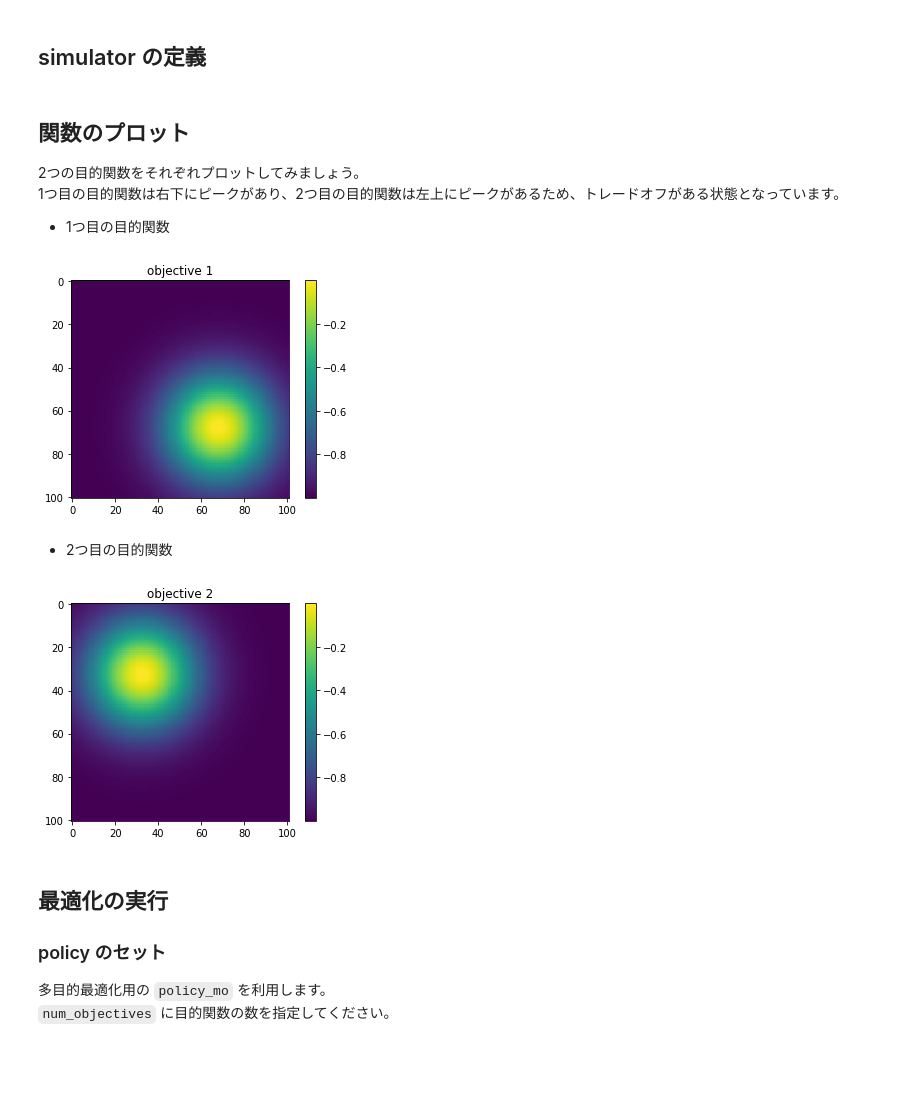
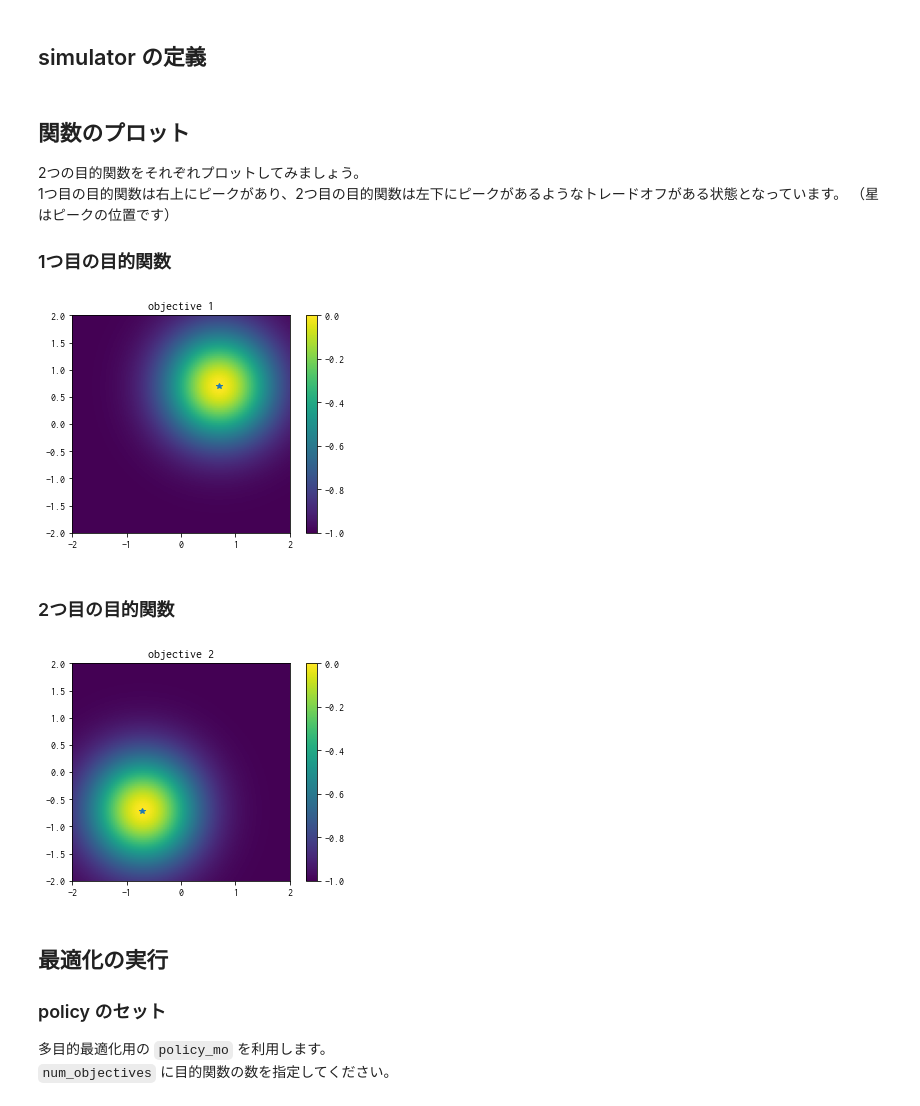
Before and after one commit to issp-center-dev/PHYSBO, a Jupyter notebook: docs/sphinx/manual/ja/source/notebook/tutorial_multi_objective.ipynb, the cells around one changed output. Saved outputs shown, nothing was run; the diff lists cells and outputs as text; code cells hidden in the pictures; blank space fills up the shorter version.

```diff
--- a/docs/sphinx/manual/ja/source/notebook/tutorial_multi_objective.ipynb
+++ b/docs/sphinx/manual/ja/source/notebook/tutorial_multi_objective.ipynb
@@ -71,28 +80,31 @@ simu = simlator(test_X)
 ## 関数のプロット
 
 2つの目的関数をそれぞれプロットしてみましょう。
-1つ目の目的関数は右下にピークがあり、2つ目の目的関数は左上にピークがあるため、トレードオフがある状態となっています。
+1つ目の目的関数は右上にピークがあり、2つ目の目的関数は左下にピークがあるようなトレードオフがある状態となっています。
+（星はピークの位置です）
 
-- 1つ目の目的関数
+### 1つ目の目的関数
 # %%
 plt.figure()
-plt.imshow(simu.t[:,0].reshape((101,101)))
+plt.imshow(simu.t[:,0].reshape((101,101)), vmin=-1.0, vmax=0.0, origin="lower", extent=[-2.0, 2.0, -2.0, 2.0])
 plt.title("objective 1")
 plt.colorbar()
+plt.plot([1.0/np.sqrt(2.0)], [1.0/np.sqrt(2.0)], '*')
 plt.show()
 # %% [output]
-[figure, old version]
+[figure, new version]
 # %% [markdown]
-- 2つ目の目的関数
+### 2つ目の目的関数
 # %%
 # plot objective 2
 plt.figure()
-plt.imshow(simu.t[:,1].reshape((101,101)))
+plt.imshow(simu.t[:,1].reshape((101,101)), vmin=-1.0, vmax=0.0, origin="lower", extent=[-2.0, 2.0, -2.0, 2.0])
 plt.title("objective 2")
 plt.colorbar()
+plt.plot([-1.0/np.sqrt(2.0)], [-1.0/np.sqrt(2.0)], '*')
 plt.show()
 # %% [output]
-[figure, old version]
+[figure, new version]
 # %% [markdown]
 ## 最適化の実行
 
```
Also changed, not shown: parts of 59 cells of this notebook.
